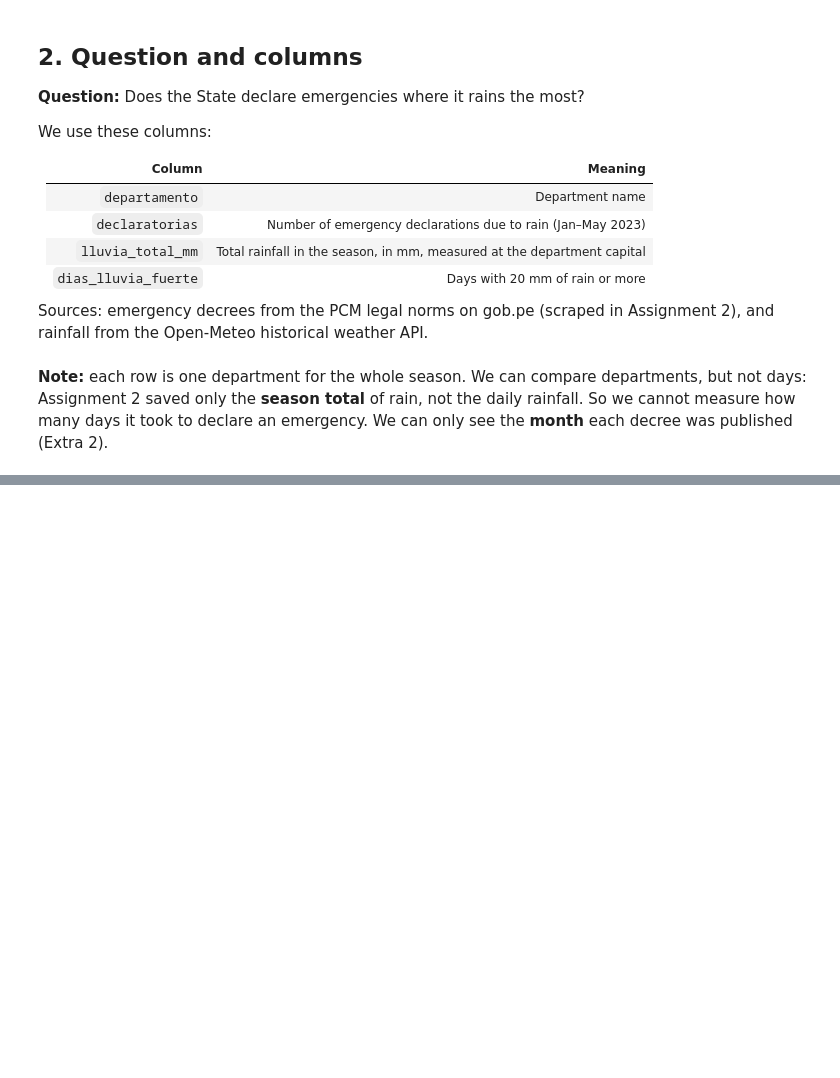
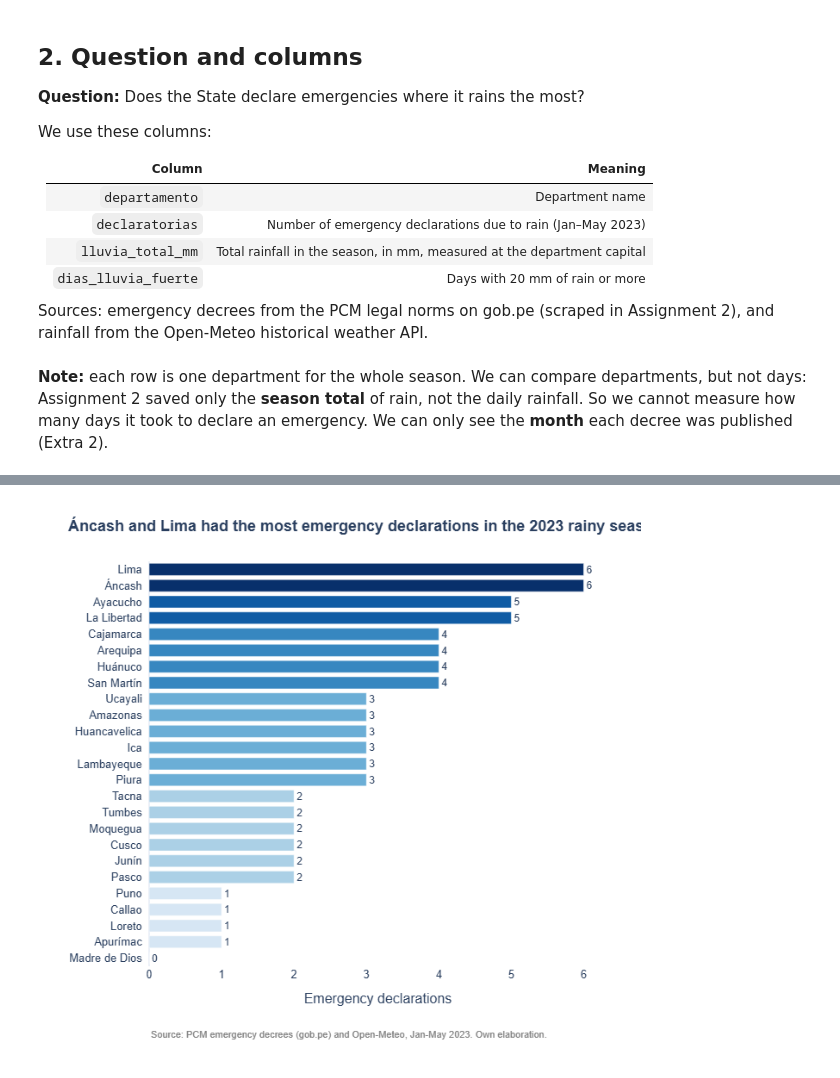
Before and after one commit to rodnm/Python-G2, a Jupyter notebook: assignment_3/01_visualizacion.ipynb, the cells around one changed output, grey strips where cells are left out. Cells and saved outputs as stored; diff of their text form; code cells hidden in the pictures; blank space fills up the shorter version.

Commit message:
feat(assignment_3): add bar chart of emergency declarations
Part of #21

```diff
--- a/assignment_3/01_visualizacion.ipynb
+++ b/assignment_3/01_visualizacion.ipynb
@@ -56,3 +56,5 @@ We use these columns:
 Sources: emergency decrees from the PCM legal norms on gob.pe (scraped in Assignment 2), and rainfall from the Open-Meteo historical weather API.
 # %% [markdown]
 **Note:** each row is one department for the whole season. We can compare departments, but not days: Assignment 2 saved only the **season total** of rain, not the daily rainfall. So we cannot measure how many days it took to declare an emergency. We can only see the **month** each decree was published (Extra 2).
+# %%
+fuente = "Source: PCM emergency decrees (gob.pe) and Open-Meteo, Jan-May 2023. Own elaboration."
@@ -58,0 +65,26 @@ Sources: emergency decrees from the PCM legal norms on gob.pe (scraped in Assign
+# %%
+fig = px.bar(tabla.sort_values("declaratorias"),
+             x="declaratorias", y="departamento", orientation="h",
+             color="declaratorias", color_continuous_scale="Blues",
+             text="declaratorias",
+             labels={"declaratorias": "Emergency declarations", "departamento": ""},
+             title="<b>Áncash and Lima had the most emergency declarations in the 2023 rainy season</b>",
+             height=650)
+fig.update_traces(textposition="outside", cliponaxis=False)
+fig.update_layout(
+    coloraxis_showscale=False,
+    template="plotly_white",
+    font=dict(family="Arial", size=13),
+    title_font_size=18,
+    bargap=0.25,
+    margin=dict(l=10, r=40, t=70, b=110),
+    xaxis=dict(showgrid=False),
+    yaxis=dict(ticksuffix="  "),
+    annotations=[dict(
+        text=fuente, showarrow=False, xref="paper", yref="paper",
+        x=0, y=-0.15, yanchor="top", font=dict(size=11, color="gray"),
+    )],
+)
+fig.show()
+# %% [output]
+[figure, added]
```
Also changed, not shown: parts of 2 cells of this notebook.
